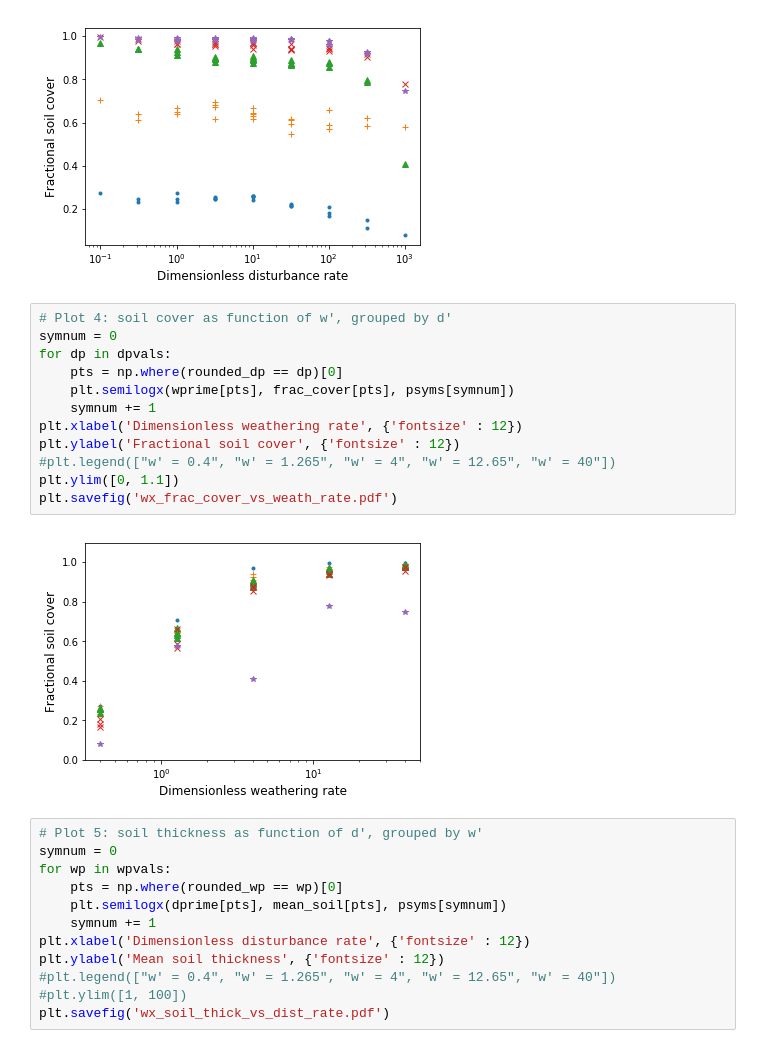
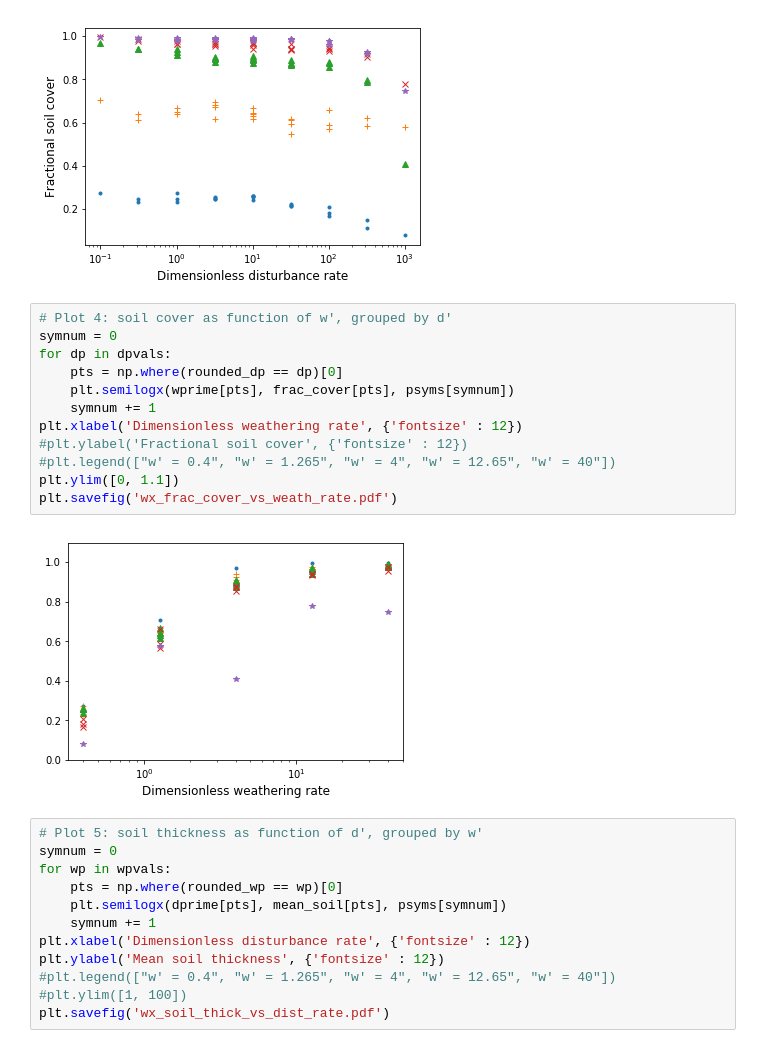
Before and after one commit to gregtucker/grain_hills, a Jupyter notebook: DataAnalysis/analysis_of_weathering_5x5x5_param_study.ipynb, the cells around one changed output. Saved outputs shown, nothing was run; the diff lists cells and outputs as text.

```diff
--- a/DataAnalysis/analysis_of_weathering_5x5x5_param_study.ipynb
+++ b/DataAnalysis/analysis_of_weathering_5x5x5_param_study.ipynb
@@ -103,17 +103,17 @@ plt.savefig('wx_frac_cover_vs_dist_rate.pdf')
 # %%
 # Plot 4: soil cover as function of w', grouped by d'
 symnum = 0
 for dp in dpvals:
     pts = np.where(rounded_dp == dp)[0]
     plt.semilogx(wprime[pts], frac_cover[pts], psyms[symnum])
     symnum += 1
 plt.xlabel('Dimensionless weathering rate', {'fontsize' : 12})
-plt.ylabel('Fractional soil cover', {'fontsize' : 12})
+#plt.ylabel('Fractional soil cover', {'fontsize' : 12})
 #plt.legend(["w' = 0.4", "w' = 1.265", "w' = 4", "w' = 12.65", "w' = 40"])
 plt.ylim([0, 1.1])
 plt.savefig('wx_frac_cover_vs_weath_rate.pdf')
 # %% [output]
-[figure, old version]
+[figure, new version]
 # %%
 # Plot 5: soil thickness as function of d', grouped by w'
 symnum = 0
```
Also changed, not shown: parts of 2 cells of this notebook, 3 other files.
